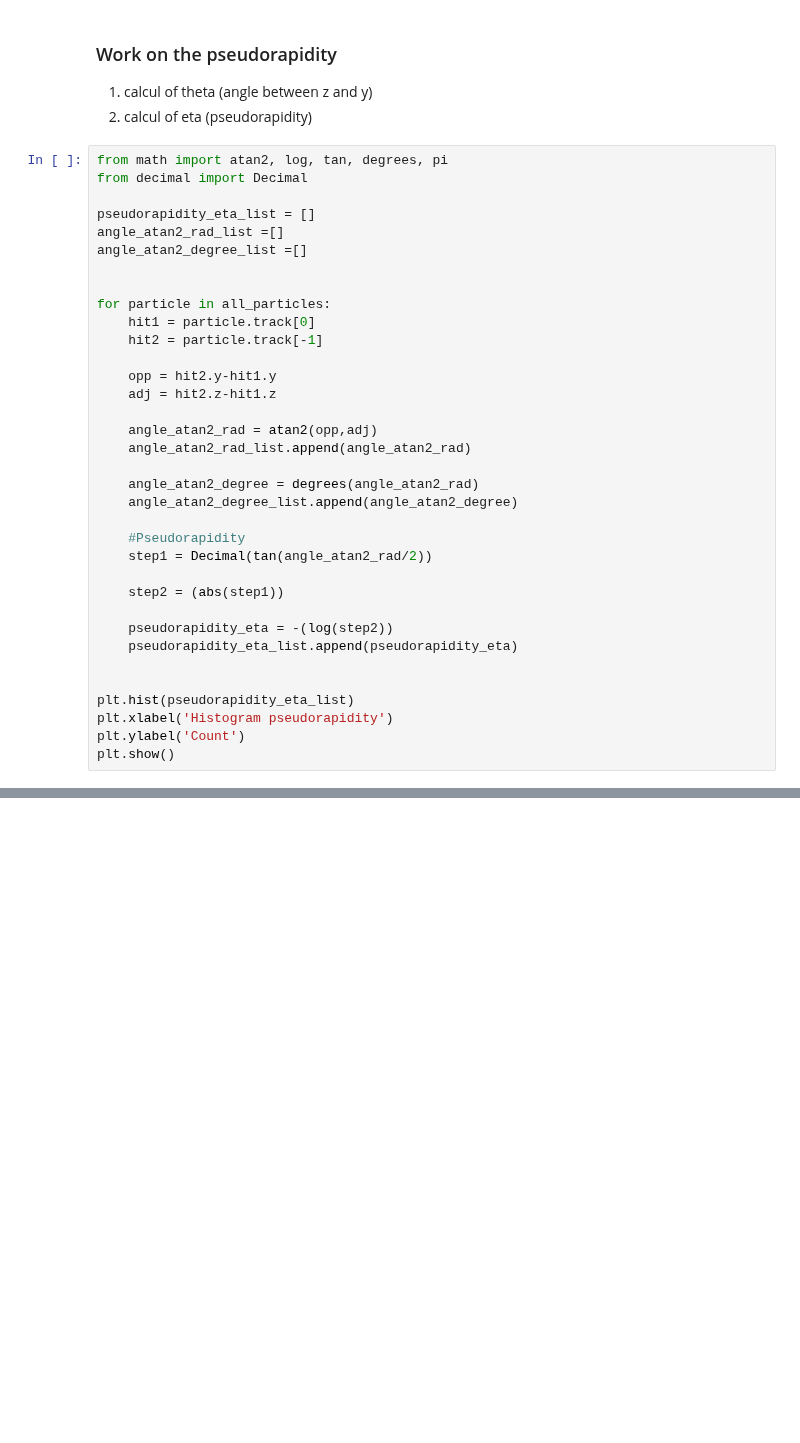
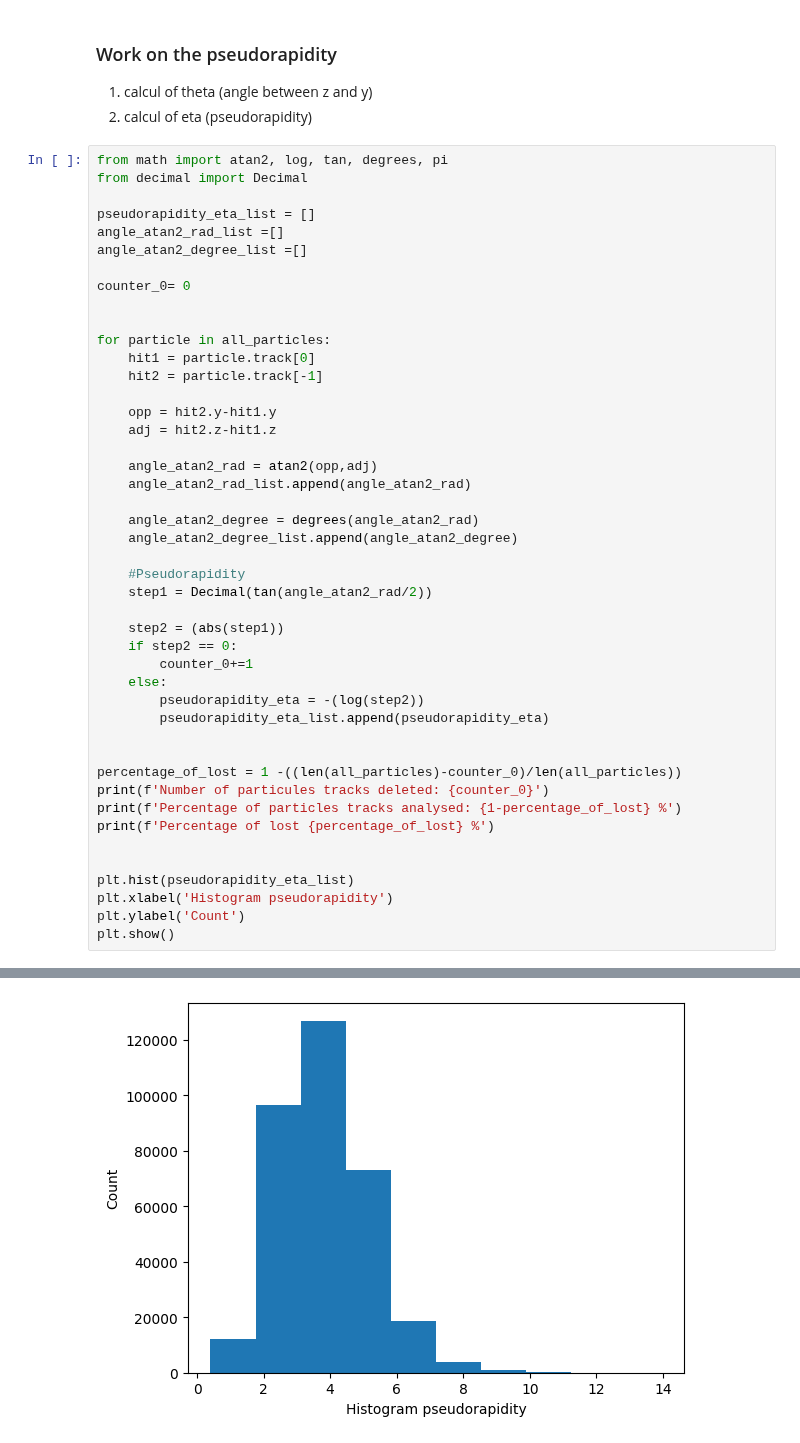
Before and after one commit to alawaree/Code_Thesis_HopfieldNetwork_VELO, a Jupyter notebook: data_analysis/angles_analysis.ipynb, the cells around one changed output, grey strips where cells are left out. Drawn from its saved outputs; the diff is of its cells as text; blank space fills up the shorter version.

```diff
--- a/data_analysis/angles_analysis.ipynb
+++ b/data_analysis/angles_analysis.ipynb
@@ -210,6 +214,8 @@ from decimal import Decimal
 pseudorapidity_eta_list = []
 angle_atan2_rad_list =[]
 angle_atan2_degree_list =[]
+
+counter_0= 0
 
 
 for particle in all_particles:
@@ -229,9 +235,17 @@ for particle in all_particles:
     step1 = Decimal(tan(angle_atan2_rad/2))
 
     step2 = (abs(step1))
+    if step2 == 0:
+        counter_0+=1
+    else:
+        pseudorapidity_eta = -(log(step2))
+        pseudorapidity_eta_list.append(pseudorapidity_eta)
 
-    pseudorapidity_eta = -(log(step2))
-    pseudorapidity_eta_list.append(pseudorapidity_eta)
+
+percentage_of_lost = 1 -((len(all_particles)-counter_0)/len(all_particles))
+print(f'Number of particules tracks deleted: {counter_0}')
+print(f'Percentage of particles tracks analysed: {1-percentage_of_lost} %')
+print(f'Percentage of lost {percentage_of_lost} %')
 
 
 plt.hist(pseudorapidity_eta_list)
@@ -242,0 +259 @@ ValueError: math domain error
+[figure, added]
```
Also changed, not shown: parts of 11 cells of this notebook.
